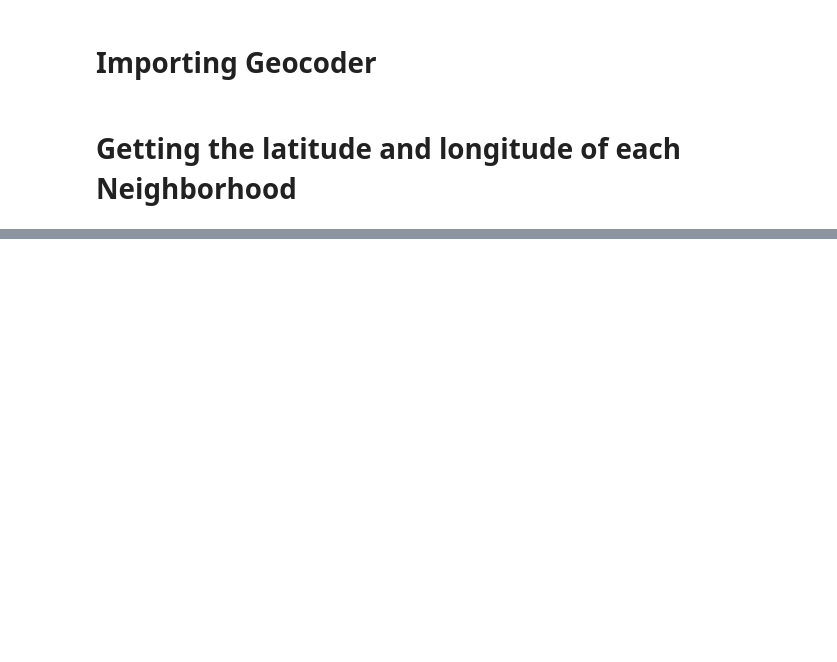
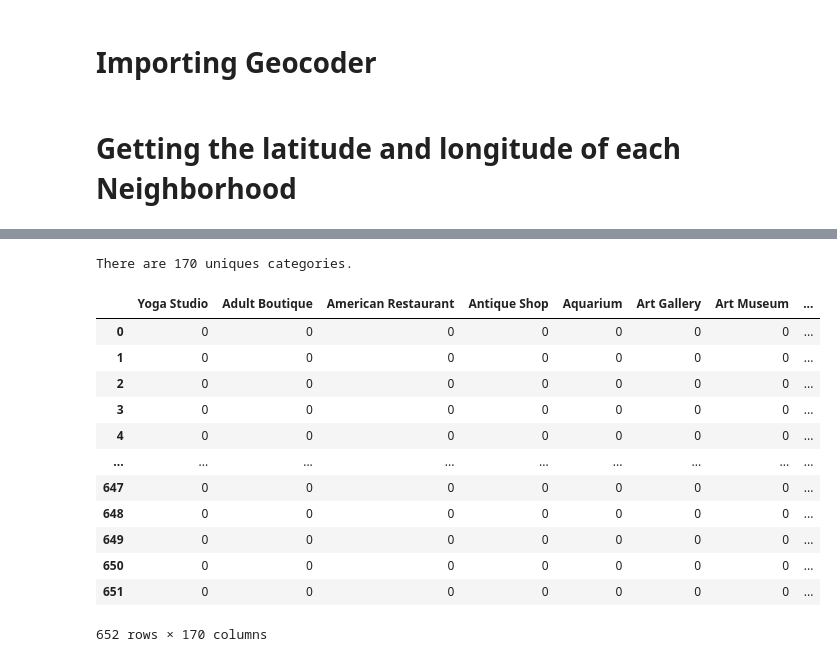
Before and after one commit to nikkapallado/Coursera_Capstone, a Jupyter notebook: P1 Peer-graded Assignment: Segmenting and Clusteri.ipynb, the cells around one changed output, grey strips where cells are left out. Drawn from its saved outputs; the diff is of its cells as text; code cells hidden in the pictures; blank space fills up the shorter version.

```diff
--- a/P1 Peer-graded Assignment: Segmenting and Clusteri.ipynb
+++ b/P1 Peer-graded Assignment: Segmenting and Clusteri.ipynb
@@ -128,0 +253,12 @@ df2
+# %%
+# function that extracts the category of the venue
+def get_category_type(row):
+    try:
+        categories_list = row['categories']
+    except:
+        categories_list = row['venue.categories']
+
+    if len(categories_list) == 0:
+        return None
+    else:
+        return categories_list[0]['name']
@@ -128,0 +390,30 @@ df2
+# %%
+print('There are {} uniques categories.'.format(len(northyork_venues['Venue Category'].unique())))
+# %% [output]
+There are 170 uniques categories.
+# %%
+# one hot encoding
+northyork_onehot = pd.get_dummies(northyork_venues[['Venue Category']], prefix="", prefix_sep="")
+
+# add neighborhood column back to dataframe
+northyork_onehot['Neighborhood'] = northyork_venues['Neighborhood']
+
+# move neighborhood column to the first column
+fixed_columns = [northyork_onehot.columns[-1]] + list(northyork_onehot.columns[:-1])
+northyork_onehot = northyork_onehot[fixed_columns]
+
+northyork_onehot
+# %% [output]
+|  | Yoga Studio | Adult Boutique | American Restaurant | Antique Shop | Aquarium | Art Gallery | Art Museum | ... |
+| 0 | 0 | 0 | 0 | 0 | 0 | 0 | 0 | ... |
+| 1 | 0 | 0 | 0 | 0 | 0 | 0 | 0 | ... |
+| 2 | 0 | 0 | 0 | 0 | 0 | 0 | 0 | ... |
+| 3 | 0 | 0 | 0 | 0 | 0 | 0 | 0 | ... |
+| 4 | 0 | 0 | 0 | 0 | 0 | 0 | 0 | ... |
+| ... | ... | ... | ... | ... | ... | ... | ... | ... |
+| 647 | 0 | 0 | 0 | 0 | 0 | 0 | 0 | ... |
+| 648 | 0 | 0 | 0 | 0 | 0 | 0 | 0 | ... |
+| 649 | 0 | 0 | 0 | 0 | 0 | 0 | 0 | ... |
+| 650 | 0 | 0 | 0 | 0 | 0 | 0 | 0 | ... |
+| 651 | 0 | 0 | 0 | 0 | 0 | 0 | 0 | ... |
+652 rows × 170 columns
```
Also changed, not shown: parts of 30 cells of this notebook.
